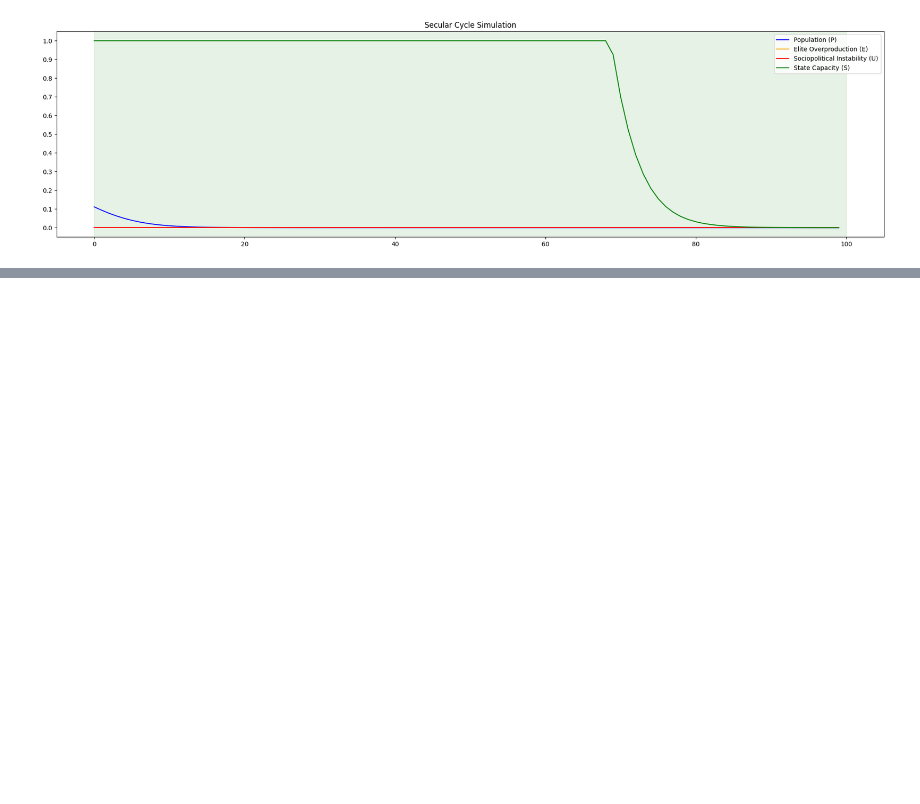
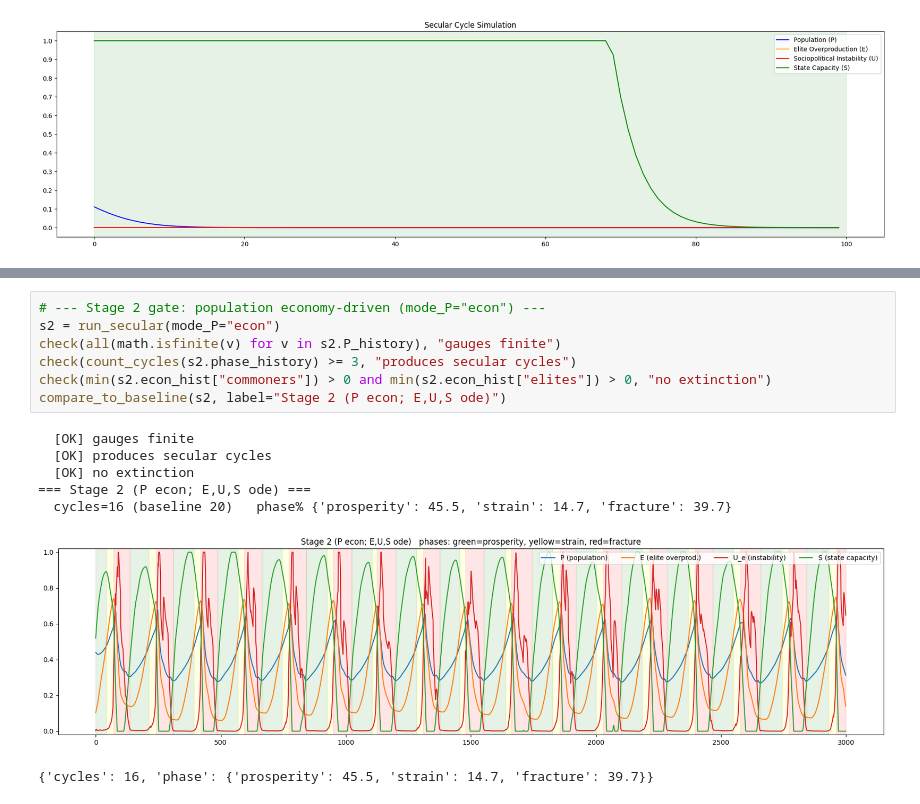
Before and after one commit to Strategy-Gamer/rota-fortunae, a Jupyter notebook: Planning/secular_cycles.ipynb, the cells around one changed output, grey strips where cells are left out. Cells and saved outputs as stored; diff of their text form; blank space fills up the shorter version.

Commit message:
New secular cycle model(s)

```diff
--- a/Planning/secular_cycles.ipynb
+++ b/Planning/secular_cycles.ipynb
@@ -1827,0 +1907,15 @@ Revenue: 0.00, Expenses: 0.00, Savings: 0.00, Debt: 0.00, Debt Capacity: 0.00
+# %%
+# --- Stage 2 gate: population economy-driven (mode_P="econ") ---
+s2 = run_secular(mode_P="econ")
+check(all(math.isfinite(v) for v in s2.P_history), "gauges finite")
+check(count_cycles(s2.phase_history) >= 3, "produces secular cycles")
+check(min(s2.econ_hist["commoners"]) > 0 and min(s2.econ_hist["elites"]) > 0, "no extinction")
+compare_to_baseline(s2, label="Stage 2 (P econ; E,U,S ode)")
+# %% [output]
+  [OK] gauges finite
+  [OK] produces secular cycles
+  [OK] no extinction
+=== Stage 2 (P econ; E,U,S ode) ===
+  cycles=16 (baseline 20)   phase% {'prosperity': 45.5, 'strain': 14.7, 'fracture': 39.7}
+[figure, added]
+{'cycles': 16, 'phase': {'prosperity': 45.5, 'strain': 14.7, 'fracture': 39.7}}
```
Also changed, not shown: parts of 28 cells of this notebook, 5 other files.
